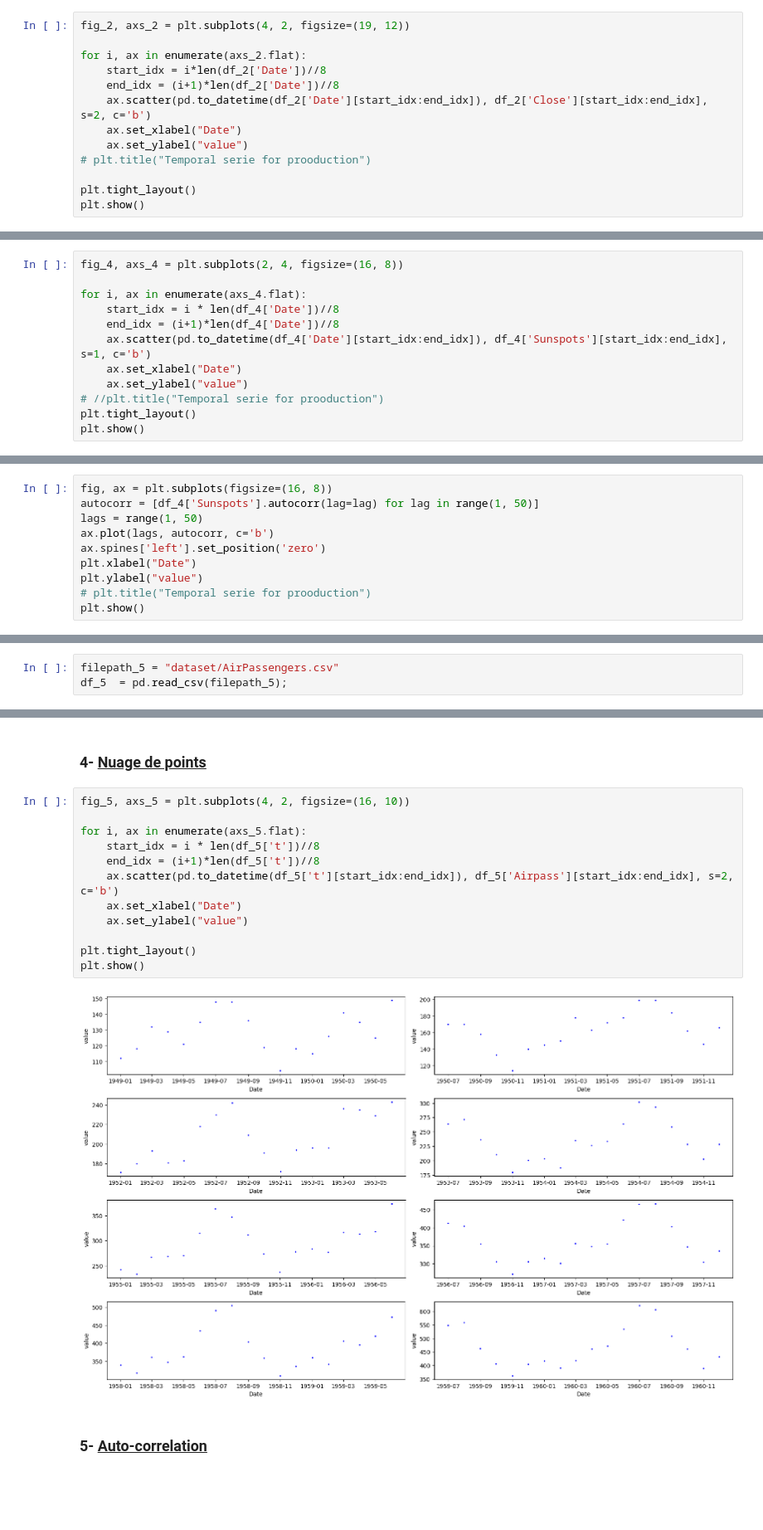
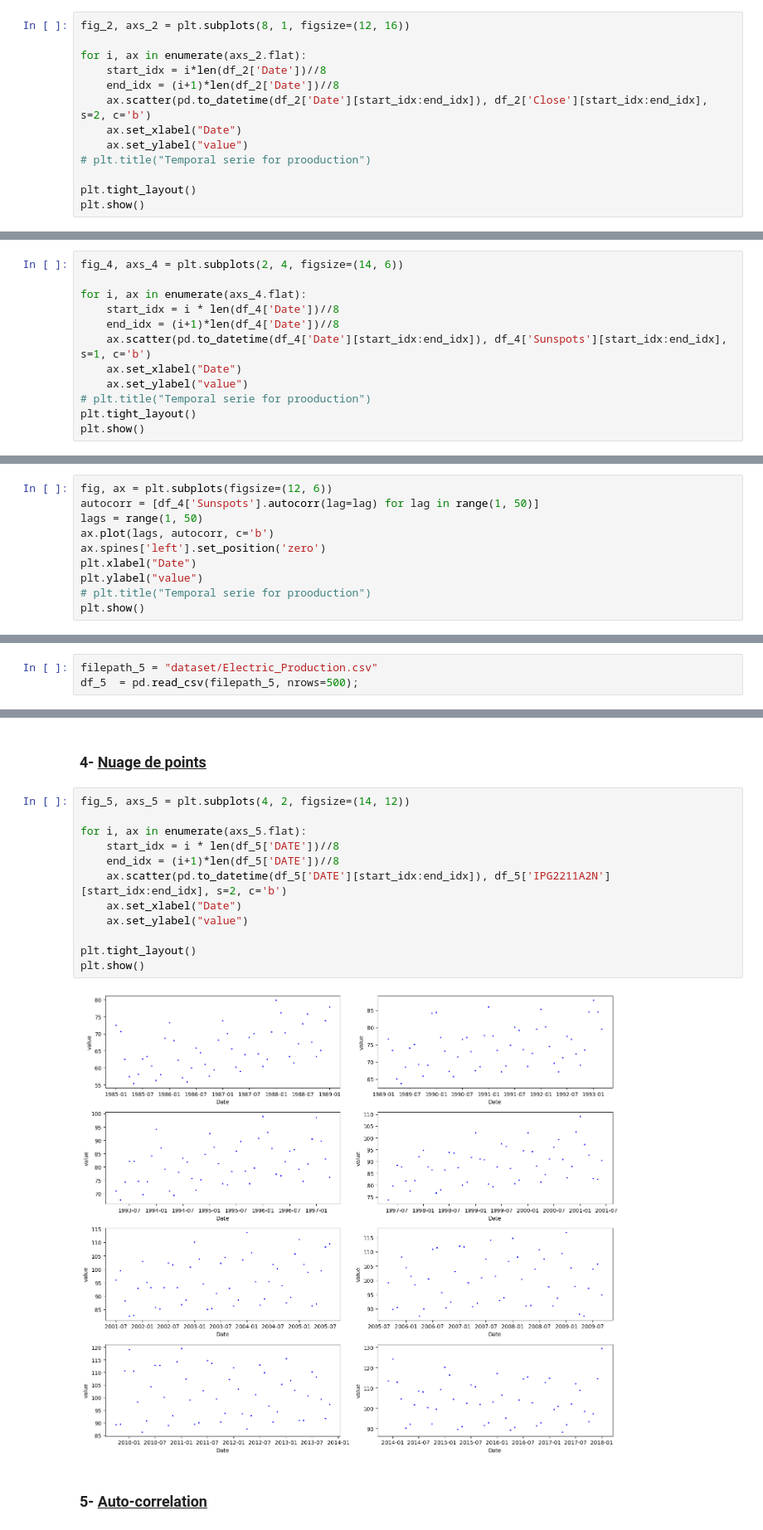
Before and after one commit to gedeontiga/time-series-app, a Jupyter notebook: Tp1.ipynb, the cells around one changed output, grey strips where cells are left out. Shown: that part at 83% size. Drawn from its saved outputs; the diff is of its cells as text; blank space fills up the shorter version.

```diff
--- a/Tp1.ipynb
+++ b/Tp1.ipynb
@@ -93,7 +95,7 @@ plt.show()
 # %% [markdown]
 <h3>4- <b><u> Nuage de points <u></b></h3>
 # %%
-fig_2, axs_2 = plt.subplots(4, 2, figsize=(19, 12))
+fig_2, axs_2 = plt.subplots(8, 1, figsize=(12, 16))
 
 for i, ax in enumerate(axs_2.flat):
     start_idx = i*len(df_2['Date'])//8
@@ -201,7 +204,7 @@ plt.show()
 # %% [markdown]
 <h3>4- <b><u> Nuage de points <u></b></h3>
 # %%
-fig_4, axs_4 = plt.subplots(2, 4, figsize=(16, 8))
+fig_4, axs_4 = plt.subplots(2, 4, figsize=(14, 6))
 
 for i, ax in enumerate(axs_4.flat):
     start_idx = i * len(df_4['Date'])//8
@@ -209,7 +212,7 @@ for i, ax in enumerate(axs_4.flat):
     ax.scatter(pd.to_datetime(df_4['Date'][start_idx:end_idx]), df_4['Sunspots'][start_idx:end_idx], s=1, c='b')
     ax.set_xlabel("Date")
     ax.set_ylabel("value")
-# //plt.title("Temporal serie for prooduction")
+# plt.title("Temporal serie for prooduction")
 plt.tight_layout()
 plt.show()
 # %% [output]
@@ -217,7 +220,7 @@ plt.show()
 # %% [markdown]
 <h3>5- <b><u> Auto-correlation<u></b></h3>
 # %%
-fig, ax = plt.subplots(figsize=(16, 8))
+fig, ax = plt.subplots(figsize=(12, 6))
 autocorr = [df_4['Sunspots'].autocorr(lag=lag) for lag in range(1, 50)]
 lags = range(1, 50)
 ax.plot(lags, autocorr, c='b')
@@ -231,8 +234,8 @@ plt.show()
 # %% [markdown]
 <h3>1- <b><u> Étude production électrique<u></b></h3>
 # %%
-filepath_5 = "dataset/AirPassengers.csv"
-df_5  = pd.read_csv(filepath_5);
+filepath_5 = "dataset/Electric_Production.csv"
+df_5  = pd.read_csv(filepath_5, nrows=500);
 # %% [markdown]
 <h3>2- <b><u> Moyenne, variance et Ecart-type<u></b></h3>
 # %%
@@ -258,19 +262,19 @@ plt.show()
 # %% [markdown]
 <h3>4- <b><u> Nuage de points <u></b></h3>
 # %%
-fig_5, axs_5 = plt.subplots(4, 2, figsize=(16, 10))
+fig_5, axs_5 = plt.subplots(4, 2, figsize=(14, 12))
 
 for i, ax in enumerate(axs_5.flat):
-    start_idx = i * len(df_5['t'])//8
-    end_idx = (i+1)*len(df_5['t'])//8
-    ax.scatter(pd.to_datetime(df_5['t'][start_idx:end_idx]), df_5['Airpass'][start_idx:end_idx], s=2, c='b')
+    start_idx = i * len(df_5['DATE'])//8
+    end_idx = (i+1)*len(df_5['DATE'])//8
+    ax.scatter(pd.to_datetime(df_5['DATE'][start_idx:end_idx]), df_5['IPG2211A2N'][start_idx:end_idx], s=2, c='b')
     ax.set_xlabel("Date")
     ax.set_ylabel("value")
 
 plt.tight_layout()
 plt.show()
 # %% [output]
-[figure, old version]
+[figure, new version]
 # %% [markdown]
 <h3>5- <b><u> Auto-correlation<u></b></h3>
 # %%
```
Also changed, not shown: parts of 15 cells of this notebook, 20 other files.
